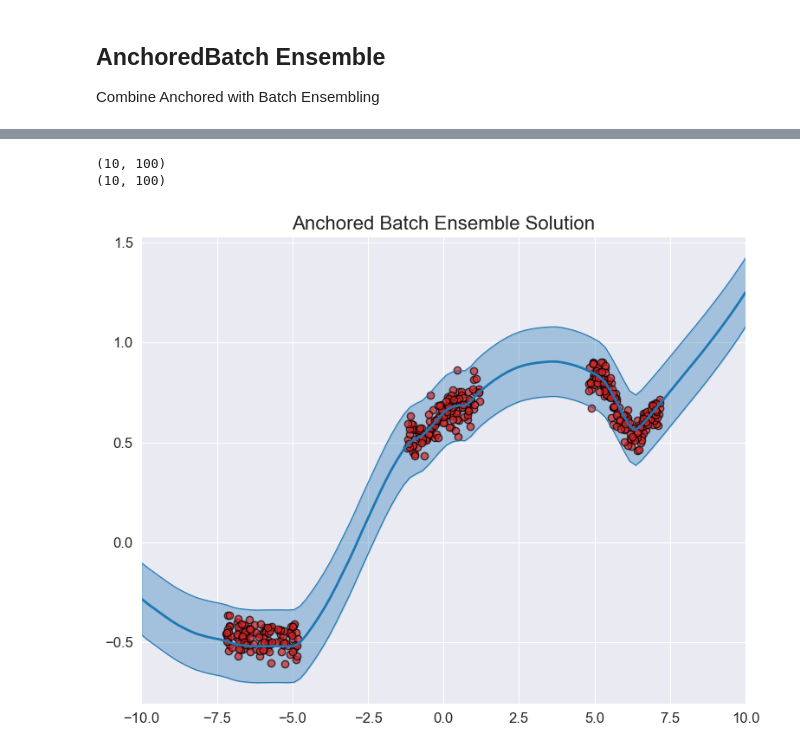
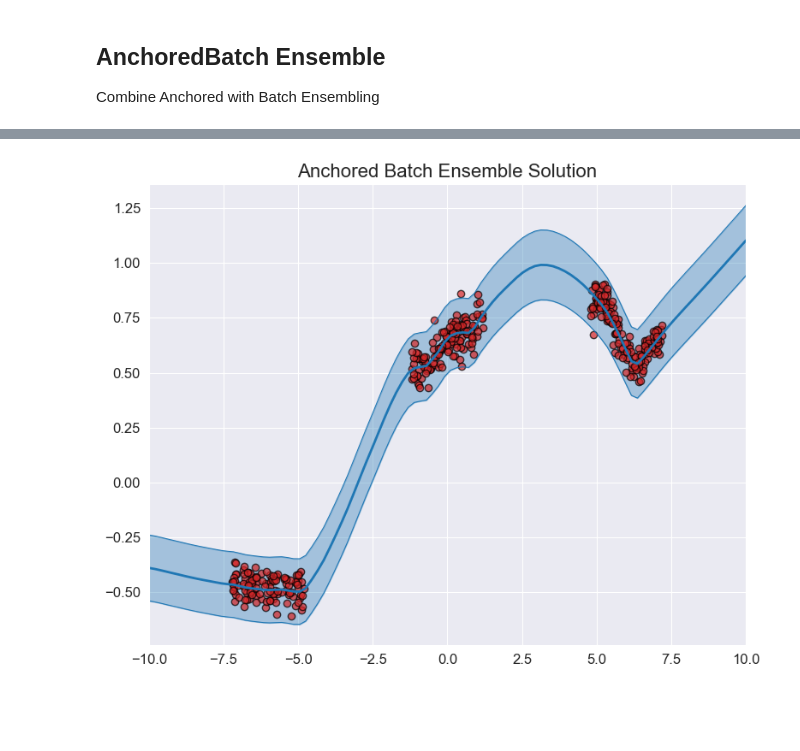
Before and after one commit to Gabriel-Arteaga/AnchoredBatchEnsemble, a Jupyter notebook: notebooks/Deep_Ensemble_Izmailov_Toydata.ipynb, the cells around one changed output, grey strips where cells are left out. Saved outputs shown, nothing was run; the diff lists cells and outputs as text; code cells hidden in the pictures; blank space fills up the shorter version.

Commit message:
Used performance improvements on the data

```diff
--- a/notebooks/Deep_Ensemble_Izmailov_Toydata.ipynb
+++ b/notebooks/Deep_Ensemble_Izmailov_Toydata.ipynb
@@ -658,13 +525,13 @@ output_dim = 1
 AnchBatchEnsemble = AnchoredBatchEnsemble(ensemble_size=M,input_shape=input_dim,hidden_units=h_units,output_shape=output_dim, device=device)
 # %%
 # Hyperparameter
-data_noise = 0.01
+data_noise = 0.001
 # %%
 # Training Parameters
-EPOCHS = 300
+EPOCHS = 1000
 # Initiate Loss function and Optimizer
-loss_function = nn.GaussianNLLLoss()
-optimizer = torch.optim.AdamW(AnchBatchEnsemble.parameters(), lr= 0.02)
+loss_function = nn.MSELoss()
+optimizer = torch.optim.AdamW(AnchBatchEnsemble.parameters(), lr= 0.005)
 #AnchBatchEnsemble.to(device)
 # Conduct training
 for epoch in range(EPOCHS):
@@ -677,17 +544,10 @@ for epoch in range(EPOCHS):
 
         AnchBatchEnsemble.train()
         # 1. Perform forward pass
-        mean, var = AnchBatchEnsemble(X.repeat(M,1)) # Make prediction
+        y_pred = AnchBatchEnsemble(X.repeat(M,1)) # Make prediction
 
         # 2. Calculate loss per batch
-        #print("Shapes:", mean.shape, y.repeat(M,1).shape, var.shape)
-        loss = loss_function(mean, y.repeat(M,1), var) # Calculate loss with MSE
-        #print(y.repeat(M,1).shape)
-        #print("Loss:", loss)
-        #print("Sum of mean:", mean.sum(), "Shape of mean:", mean.shape)
-        #print("Sum of std:", std.sum(), "Shape of std:", std.shape)
-        #num_negative_elements = (std < 0).sum()
-        #print("Number of negative elements in std:", num_negative_elements.item())
+        loss = loss_function(y_pred, y.repeat(M,1)) # Calculate loss with MSE
 
         # Calculate regularization
         reg_term = 0
@@ -732,0 +658,11 @@ Loss: -1.7931039791840773
+# %%
+# Creata a Model
+M = 10 # Ensemble size
+h_units = 128 # Hidden units
+input_dim = 2
+output_dim = 1
+
+ModifiedAnchBatchEnsemble = ModifiedAnchoredBatchEnsemble(ensemble_size=M,input_shape=input_dim,hidden_units=h_units,output_shape=output_dim, device=device)
+# %%
+# Hyperparameter
+data_noise = 0.001
@@ -733,20 +732,16 @@ Loss: -1.7931039791840773
 # %%
 # Plot code from drbayes github
 z = np.linspace(-10, 10, 100)
 inp = torch.from_numpy(features(z).astype(np.float32)).to(device)
 
 trajectories = []
-out = AnchBatchEnsemble(inp.repeat(M,1))
+out = ModifiedAnchBatchEnsemble(inp.repeat(M,1))
 
 means = np.vstack(out[0].cpu().detach().numpy().T).reshape(M,100)
 variances = np.vstack(out[1].cpu().detach().numpy().T).reshape(M,100)
-print(means.shape)
-print(variances.shape)
 
 
 
 plot_predictive_2(data, means, variances, z, title="Anchored Batch Ensemble Solution")
 # %% [output]
-(10, 100)
-(10, 100)
-[figure, old version]
+[figure, new version]
```
Also changed, not shown: parts of 11 cells of this notebook.
